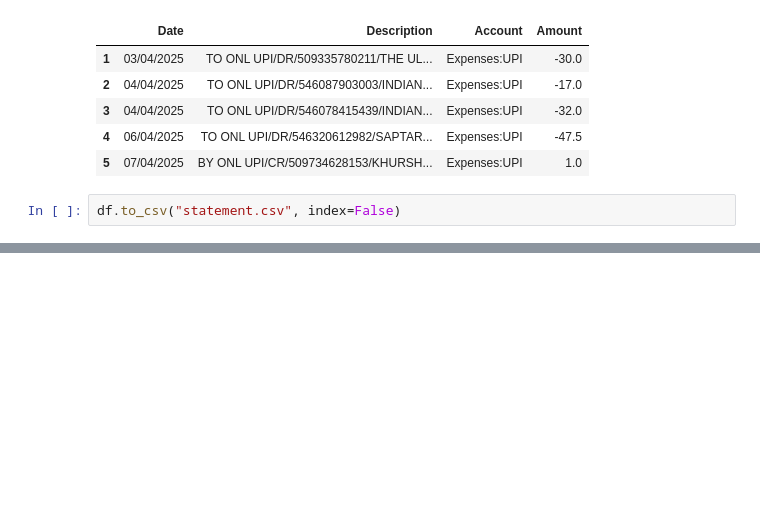
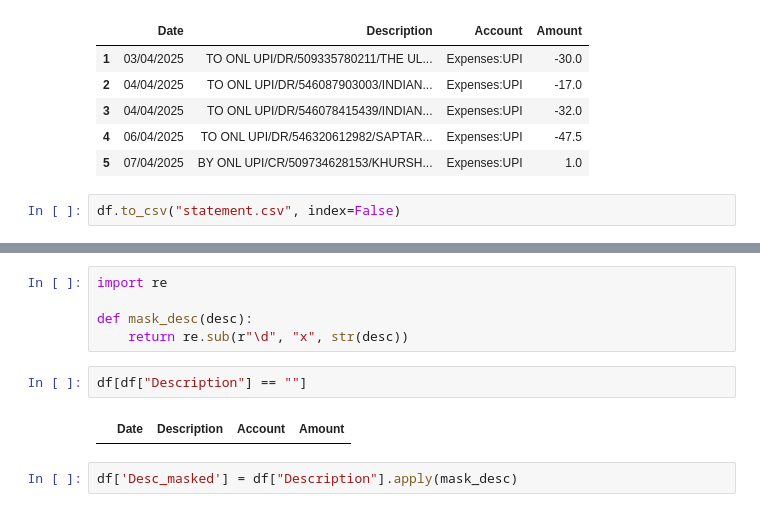
Before and after one commit to shri29s/gnucash-cub-processor, a Jupyter notebook: Notebooks/cub_preprocess.ipynb, the cells around one changed output, grey strips where cells are left out. Saved outputs shown, nothing was run; the diff lists cells and outputs as text; blank space fills up the shorter version.

```diff
--- a/Notebooks/cub_preprocess.ipynb
+++ b/Notebooks/cub_preprocess.ipynb
@@ -123,0 +138,11 @@ df[df['Date'] != "TOTAL"]
+# %%
+import re
+
+def mask_desc(desc):
+    return re.sub(r"\d", "x", str(desc))
+# %%
+df[df["Description"] == ""]
+# %% [output]
+|  | Date | Description | Account | Amount |
+# %%
+df['Desc_masked'] = df["Description"].apply(mask_desc)
```
Also changed, not shown: parts of 5 cells of this notebook, 3 other files.
